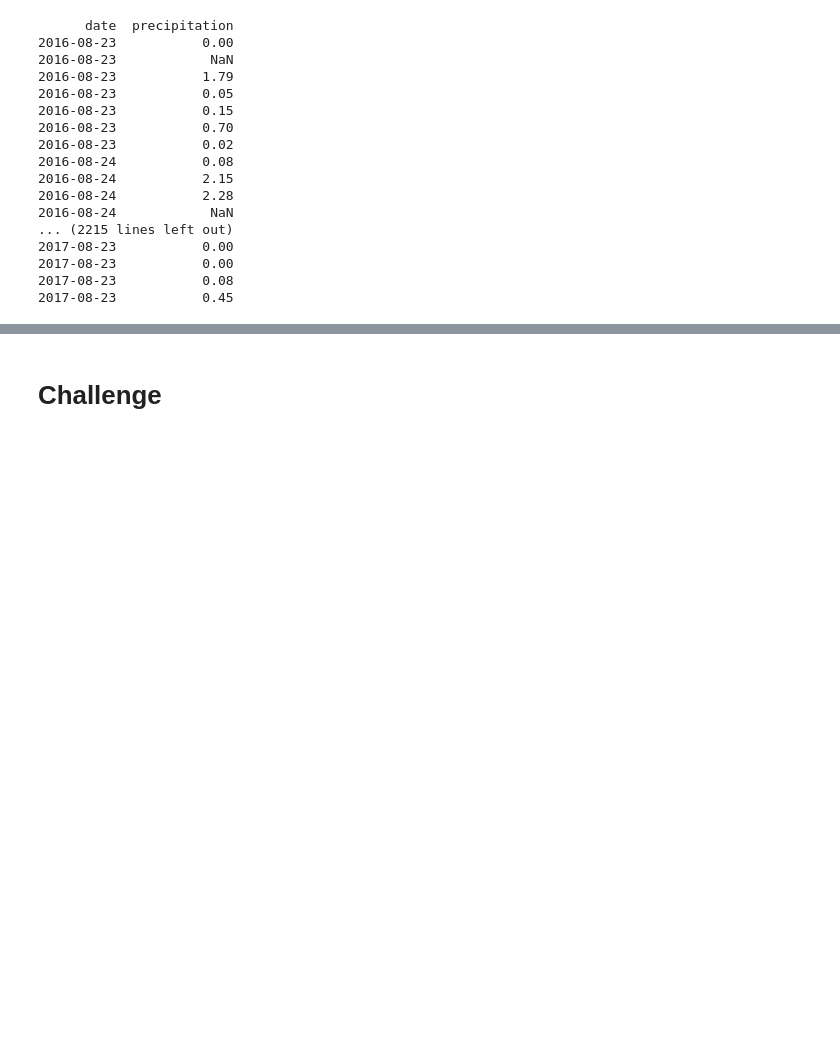
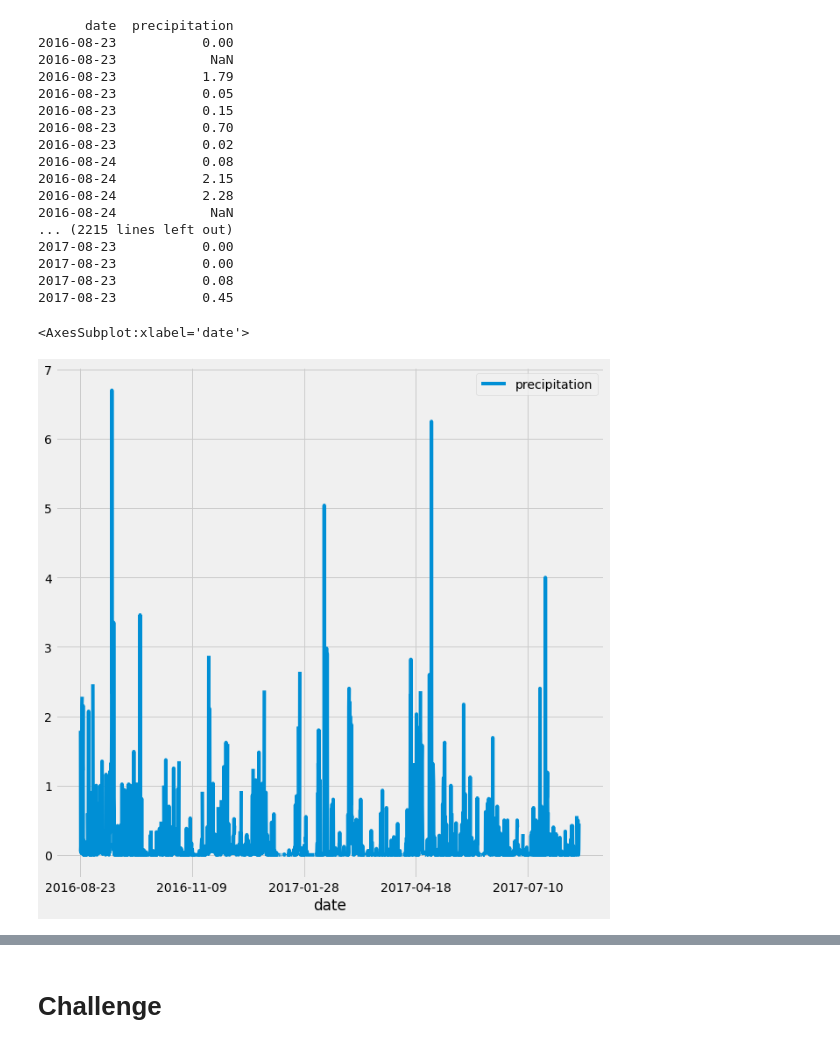
Before and after one commit to mcdoralds/databootcamp-surf-shop-analysis, a Jupyter notebook: climate_analysis.ipynb, the cells around one changed output, grey strips where cells are left out. Cells and saved outputs as stored; diff of their text form; code cells hidden in the pictures; blank space fills up the shorter version.

Commit message:
additional statistics / plotting in climate_analysis jupyter notebook

```diff
--- a/climate_analysis.ipynb
+++ b/climate_analysis.ipynb
@@ -77,5 +77,9 @@ print(df.to_string(index=False))
 2017-08-23           0.45
 # %%
 # Use Pandas to calcualte the summary statistics for the precipitation data
+df.plot(figsize=(10, 10))
+# %% [output]
+<AxesSubplot:xlabel='date'>
+[figure, added]
 # %%
 # How many stations are available in this dataset?
```
Also changed, not shown: parts of 1 cell of this notebook.
